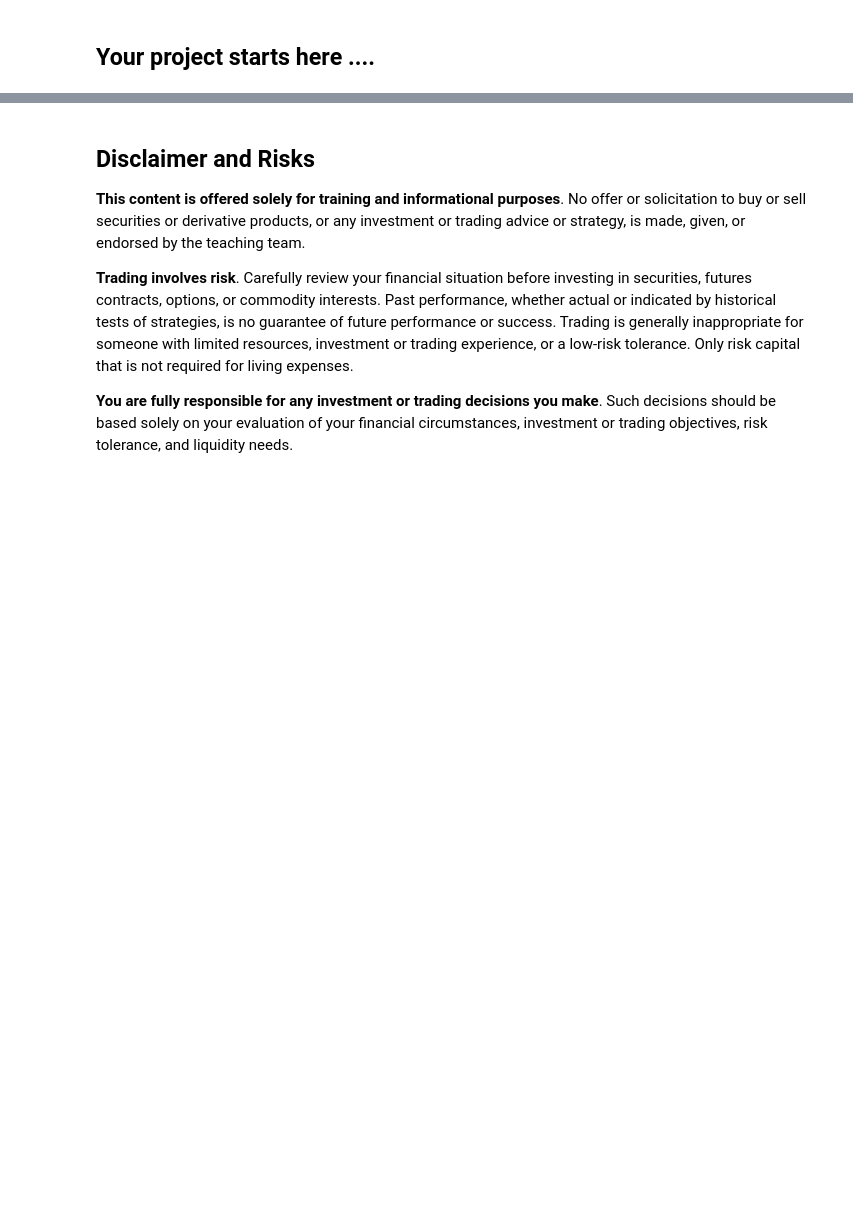
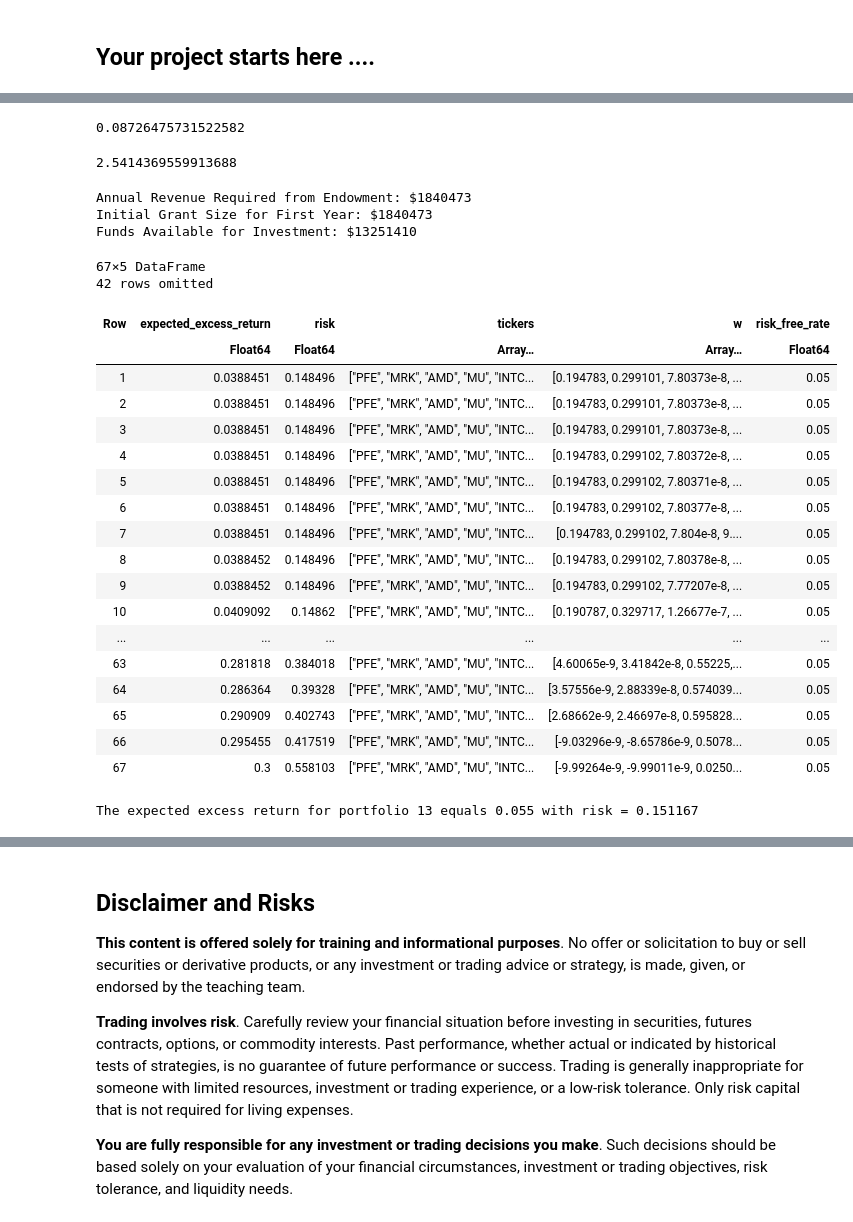
Before and after one commit to bm687/CHEME-5660-Project-Template-F23, a Jupyter notebook: Template.ipynb, the cells around one changed output, grey strips where cells are left out. Cells and saved outputs as stored; diff of their text form; code cells hidden in the pictures; blank space fills up the shorter version.

```diff
--- a/Template.ipynb
+++ b/Template.ipynb
@@ -141,0 +157,38 @@ Present Value of Total Capital Expenses (building and equipment) over 10 years (
+# %%
+index_SPY = findfirst(x->x=="SPY", all_tickers);
+r_SPY = μ[index_SPY]
+# %% [output]
+0.08726475731522582
+# %%
+
+σₘ = std(all_firms_return_matrix[:, index_SPY])
+# %% [output]
+2.5414369559913688
+# %%
+# Given data
+total_capital_and_operating_costs = 18404736
+project_duration_years = 10
+
+# Calculate annual revenue required from the endowment
+annual_revenue_required = total_capital_and_operating_costs ÷ project_duration_years
+
+# Calculate the initial grant size for the first year's operating expenses
+initial_grant_size_first_year = round(Int, annual_revenue_required)
+
+# Calculate the remaining funds after covering first year's operating expenses
+remaining_funds = total_capital_and_operating_costs - initial_grant_size_first_year
+
+# Calculate the 20% reinvestment
+reinvestment = round(Int, 0.2 * remaining_funds)
+
+# Calculate the funds available for investment
+funds_for_investment = remaining_funds - reinvestment
+
+# Display the results
+println("Annual Revenue Required from Endowment: \$", round(Int, annual_revenue_required))
+println("Initial Grant Size for First Year: \$", initial_grant_size_first_year)
+println("Funds Available for Investment: \$", funds_for_investment)
+# %% [output]
+Annual Revenue Required from Endowment: $1840473
+Initial Grant Size for First Year: $1840473
+Funds Available for Investment: $13251410
@@ -141,0 +197,24 @@ Present Value of Total Capital Expenses (building and equipment) over 10 years (
+# %%
+efficient_frontier = load(joinpath(_PATH_TO_DATA,
+        "/Users/moitra/Documents/GitHub/CHEME-5660-Project-Template-F23/data/EfficientFrontier-Solo Jacket-PD1-CHEME-5660-Fall-2023.jld2")) |> x->x["dataset"]
+# %% [output]
+67×5 DataFrame
+42 rows omitted
+| Row | expected_excess_return | risk | tickers | w | risk_free_rate |
+|  | Float64 | Float64 | Array… | Array… | Float64 |
+| 1 | 0.0388451 | 0.148496 | ["PFE", "MRK", "AMD", "MU", "INTC... | [0.194783, 0.299101, 7.80373e-8, ... | 0.05 |
+| 2 | 0.0388451 | 0.148496 | ["PFE", "MRK", "AMD", "MU", "INTC... | [0.194783, 0.299101, 7.80373e-8, ... | 0.05 |
+| 3 | 0.0388451 | 0.148496 | ["PFE", "MRK", "AMD", "MU", "INTC... | [0.194783, 0.299101, 7.80373e-8, ... | 0.05 |
+| 4 | 0.0388451 | 0.148496 | ["PFE", "MRK", "AMD", "MU", "INTC... | [0.194783, 0.299102, 7.80372e-8, ... | 0.05 |
+| 5 | 0.0388451 | 0.148496 | ["PFE", "MRK", "AMD", "MU", "INTC... | [0.194783, 0.299102, 7.80371e-8, ... | 0.05 |
+| 6 | 0.0388451 | 0.148496 | ["PFE", "MRK", "AMD", "MU", "INTC... | [0.194783, 0.299102, 7.80377e-8, ... | 0.05 |
+| 7 | 0.0388451 | 0.148496 | ["PFE", "MRK", "AMD", "MU", "INTC... | [0.194783, 0.299102, 7.804e-8, 9.... | 0.05 |
+| 8 | 0.0388452 | 0.148496 | ["PFE", "MRK", "AMD", "MU", "INTC... | [0.194783, 0.299102, 7.80378e-8, ... | 0.05 |
+| 9 | 0.0388452 | 0.148496 | ["PFE", "MRK", "AMD", "MU", "INTC... | [0.194783, 0.299102, 7.77207e-8, ... | 0.05 |
+| 10 | 0.0409092 | 0.14862 | ["PFE", "MRK", "AMD", "MU", "INTC... | [0.190787, 0.329717, 1.26677e-7, ... | 0.05 |
+| ... | ... | ... | ... | ... | ... |
+| 63 | 0.281818 | 0.384018 | ["PFE", "MRK", "AMD", "MU", "INTC... | [4.60065e-9, 3.41842e-8, 0.55225,... | 0.05 |
+| 64 | 0.286364 | 0.39328 | ["PFE", "MRK", "AMD", "MU", "INTC... | [3.57556e-9, 2.88339e-8, 0.574039... | 0.05 |
+| 65 | 0.290909 | 0.402743 | ["PFE", "MRK", "AMD", "MU", "INTC... | [2.68662e-9, 2.46697e-8, 0.595828... | 0.05 |
+| 66 | 0.295455 | 0.417519 | ["PFE", "MRK", "AMD", "MU", "INTC... | [-9.03296e-9, -8.65786e-9, 0.5078... | 0.05 |
+| 67 | 0.3 | 0.558103 | ["PFE", "MRK", "AMD", "MU", "INTC... | [-9.99264e-9, -9.99011e-9, 0.0250... | 0.05 |
@@ -141,0 +223,8 @@ Present Value of Total Capital Expenses (building and equipment) over 10 years (
+# %%
+my_list_of_tickers = efficient_frontier[portfolio_index,:tickers];
+w = efficient_frontier[portfolio_index,:w] .|> x-> round(x,digits=6) .|> abs;
+risk = efficient_frontier[portfolio_index,:risk] .|> x-> round(x,digits=6) .|> abs;
+expected_excess_return = efficient_frontier[portfolio_index,:expected_excess_return] |> x-> round(x,digits=3)
+println("The expected excess return for portfolio $(portfolio_index) equals $(expected_excess_return) with risk = $(risk)")
+# %% [output]
+The expected excess return for portfolio 13 equals 0.055 with risk = 0.151167
```
Also changed, not shown: parts of 25 cells of this notebook, 5 other files.
